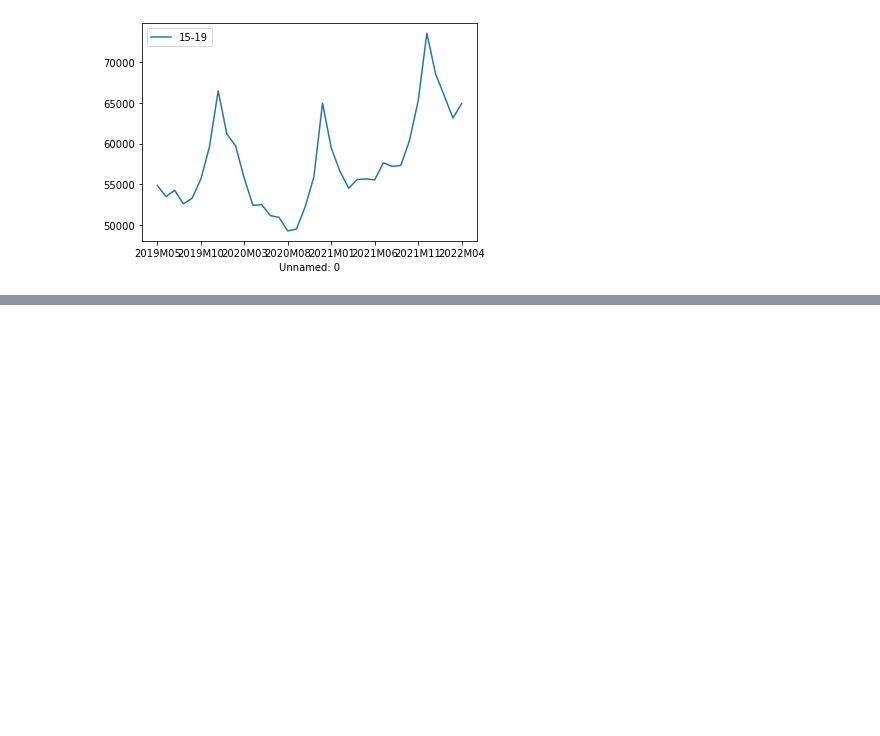
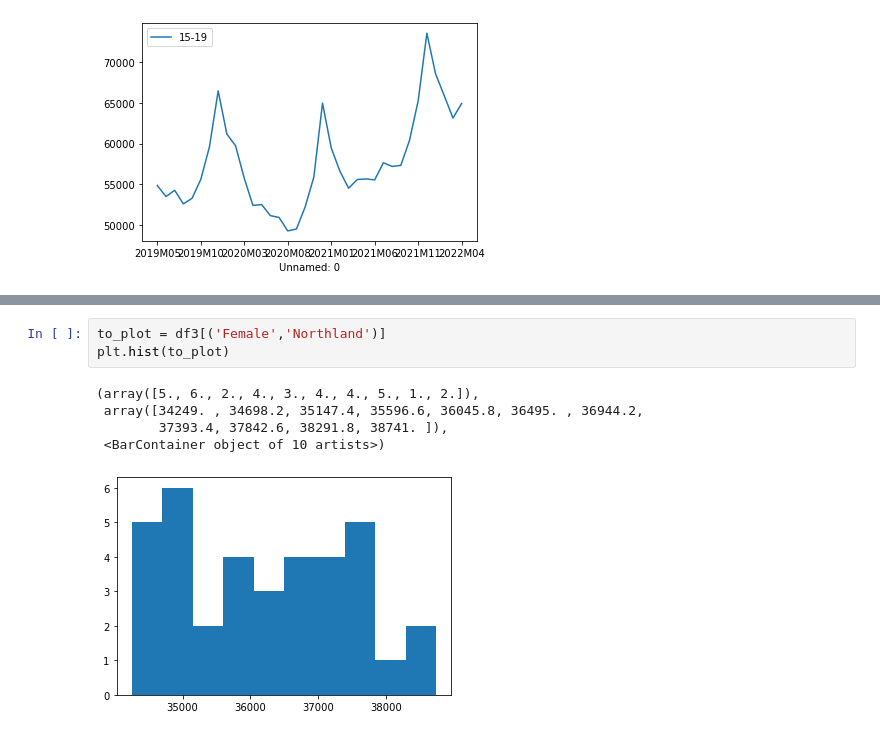
Before and after one commit to rachnanathan/new-project, a Jupyter notebook: Project 1.ipynb, the cells around one changed output, grey strips where cells are left out. Cells and saved outputs as stored; diff of their text form; blank space fills up the shorter version.

```diff
--- a/Project 1.ipynb
+++ b/Project 1.ipynb
@@ -314,0 +356,9 @@ import matplotlib.pyplot as plt
+# %%
+to_plot = df3[('Female','Northland')]
+plt.hist(to_plot)
+# %% [output]
+(array([5., 6., 2., 4., 3., 4., 4., 5., 1., 2.]),
+ array([34249. , 34698.2, 35147.4, 35596.6, 36045.8, 36495. , 36944.2,
+        37393.4, 37842.6, 38291.8, 38741. ]),
+ <BarContainer object of 10 artists>)
+[figure, added]
```
Also changed, not shown: parts of 15 cells of this notebook.
